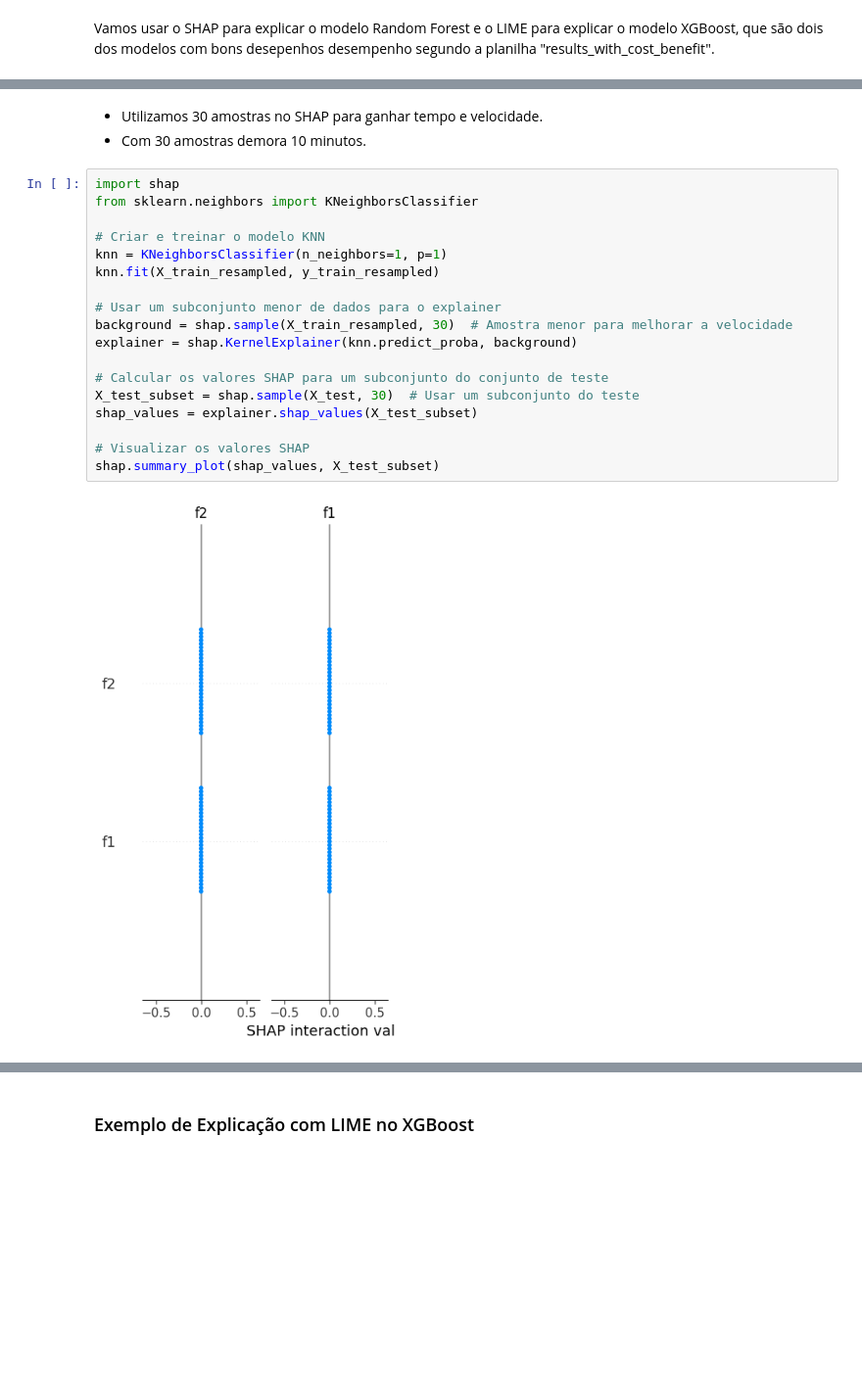
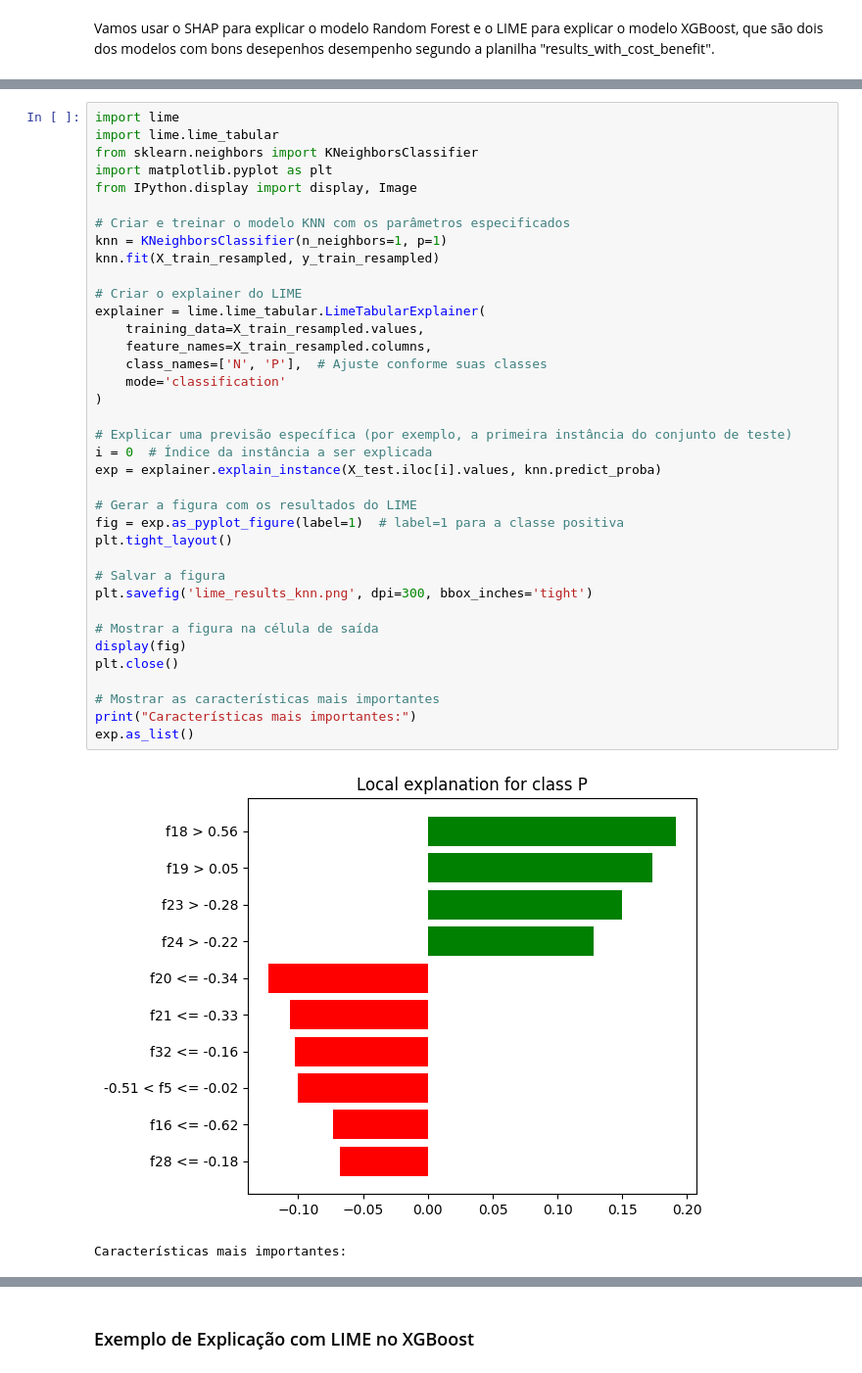
Before and after one commit to williamlapa/mestrado_mineracao, a Jupyter notebook: notebook_experimento.ipynb, the cells around one changed output, grey strips where cells are left out. Shown: that part at 98% size. Saved outputs shown, nothing was run; the diff lists cells and outputs as text; blank space fills up the shorter version.

Commit message:
lime resultados

```diff
--- a/notebook_experimento.ipynb
+++ b/notebook_experimento.ipynb
@@ -1146,23 +1146,40 @@ Vamos usar o SHAP para explicar o modelo Random Forest e o LIME para explicar o
-# %% [markdown]
-- Utilizamos 30 amostras no SHAP para ganhar tempo e velocidade.
-- Com 30 amostras demora 10 minutos.
-# %%
-import shap
-from sklearn.neighbors import KNeighborsClassifier
-
-# Criar e treinar o modelo KNN
-knn = KNeighborsClassifier(n_neighbors=1, p=1)
-knn.fit(X_train_resampled, y_train_resampled)
-
-# Usar um subconjunto menor de dados para o explainer
-background = shap.sample(X_train_resampled, 30)  # Amostra menor para melhorar a velocidade
-explainer = shap.KernelExplainer(knn.predict_proba, background)
-
-# Calcular os valores SHAP para um subconjunto do conjunto de teste
-X_test_subset = shap.sample(X_test, 30)  # Usar um subconjunto do teste
-shap_values = explainer.shap_values(X_test_subset)
-
-# Visualizar os valores SHAP
-shap.summary_plot(shap_values, X_test_subset)
-# %% [output]
-[figure, removed]
+# %%
+import lime
+import lime.lime_tabular
+from sklearn.neighbors import KNeighborsClassifier
+import matplotlib.pyplot as plt
+from IPython.display import display, Image
+
+# Criar e treinar o modelo KNN com os parâmetros especificados
+knn = KNeighborsClassifier(n_neighbors=1, p=1)
+knn.fit(X_train_resampled, y_train_resampled)
+
+# Criar o explainer do LIME
+explainer = lime.lime_tabular.LimeTabularExplainer(
+    training_data=X_train_resampled.values,
+    feature_names=X_train_resampled.columns,
+    class_names=['N', 'P'],  # Ajuste conforme suas classes
+    mode='classification'
+)
+
+# Explicar uma previsão específica (por exemplo, a primeira instância do conjunto de teste)
+i = 0  # Índice da instância a ser explicada
+exp = explainer.explain_instance(X_test.iloc[i].values, knn.predict_proba)
+
+# Gerar a figura com os resultados do LIME
+fig = exp.as_pyplot_figure(label=1)  # label=1 para a classe positiva
+plt.tight_layout()
+
+# Salvar a figura
+plt.savefig('lime_results_knn.png', dpi=300, bbox_inches='tight')
+
+# Mostrar a figura na célula de saída
+display(fig)
+plt.close()
+
+# Mostrar as características mais importantes
+print("Características mais importantes:")
+exp.as_list()
+# %% [output]
+[figure, added]
+Características mais importantes:
```
Also changed, not shown: parts of 4 cells of this notebook, 3 other files.
